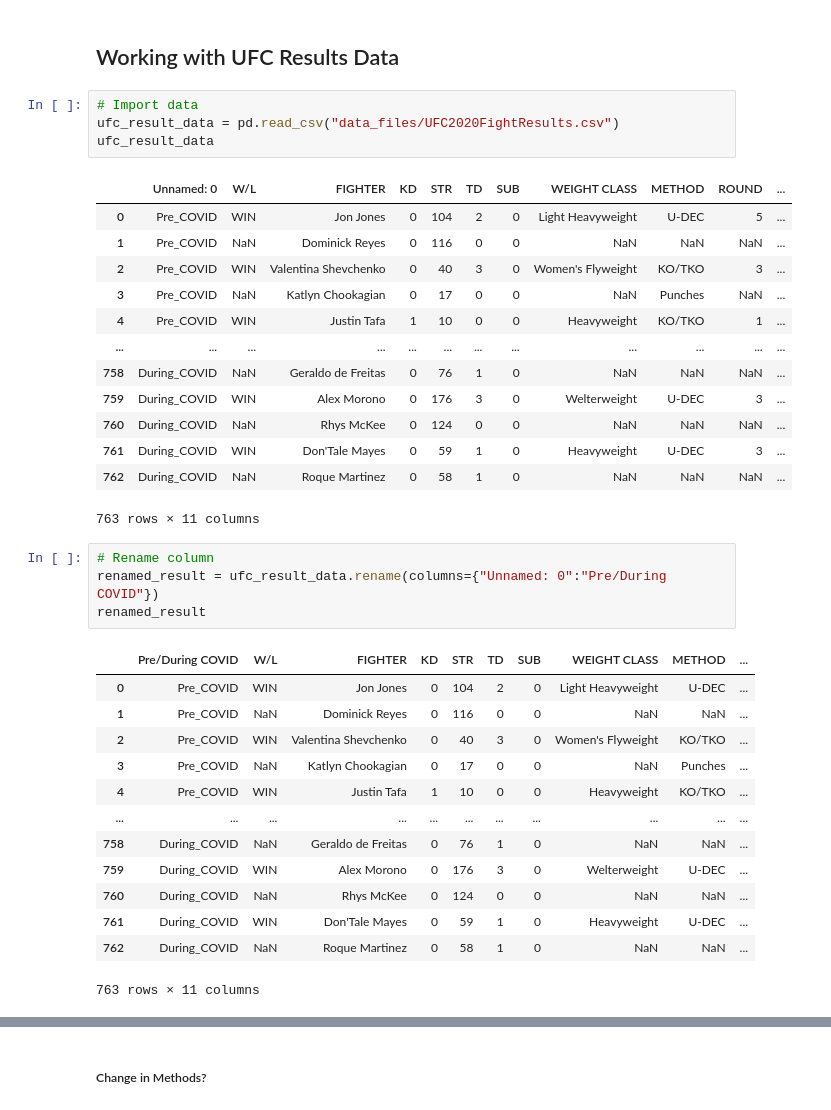
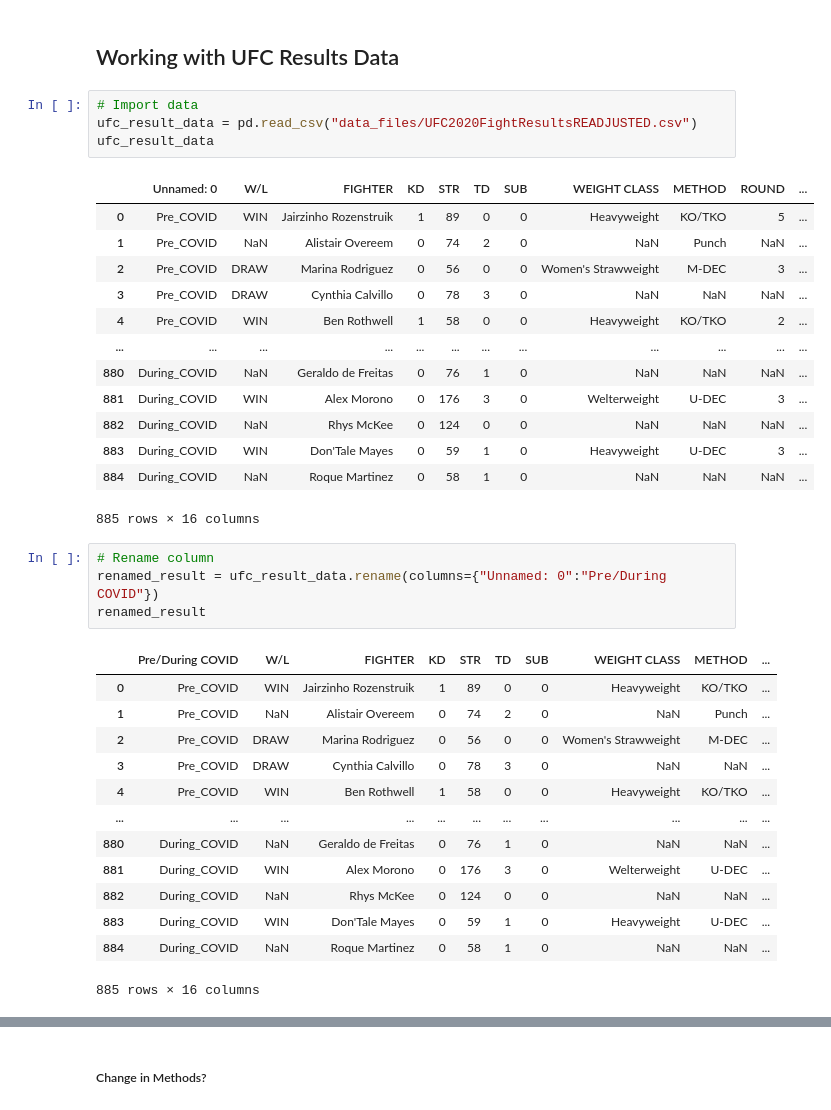
Before and after one commit to yuyhong23/UFC-COVID, a Jupyter notebook: Project_One_Visualization_and_Analysis-workcopy.ipynb, the cells around one changed output, grey strips where cells are left out. Drawn from its saved outputs; the diff is of its cells as text.

```diff
--- a/Project_One_Visualization_and_Analysis-workcopy.ipynb
+++ b/Project_One_Visualization_and_Analysis-workcopy.ipynb
@@ -504,40 +543,40 @@ two pie charts pre vs during
 ## Working with UFC Results Data
 # %%
 # Import data
-ufc_result_data = pd.read_csv("data_files/UFC2020FightResults.csv")
+ufc_result_data = pd.read_csv("data_files/UFC2020FightResultsREADJUSTED.csv")
 ufc_result_data
 # %% [output]
 |  | Unnamed: 0 | W/L | FIGHTER | KD | STR | TD | SUB | WEIGHT CLASS | METHOD | ROUND | ... |
-| 0 | Pre_COVID | WIN | Jon Jones | 0 | 104 | 2 | 0 | Light Heavyweight | U-DEC | 5 | ... |
-| 1 | Pre_COVID | NaN | Dominick Reyes | 0 | 116 | 0 | 0 | NaN | NaN | NaN | ... |
-| 2 | Pre_COVID | WIN | Valentina Shevchenko | 0 | 40 | 3 | 0 | Women's Flyweight | KO/TKO | 3 | ... |
-| 3 | Pre_COVID | NaN | Katlyn Chookagian | 0 | 17 | 0 | 0 | NaN | Punches | NaN | ... |
-| 4 | Pre_COVID | WIN | Justin Tafa | 1 | 10 | 0 | 0 | Heavyweight | KO/TKO | 1 | ... |
+| 0 | Pre_COVID | WIN | Jairzinho Rozenstruik | 1 | 89 | 0 | 0 | Heavyweight | KO/TKO | 5 | ... |
+| 1 | Pre_COVID | NaN | Alistair Overeem | 0 | 74 | 2 | 0 | NaN | Punch | NaN | ... |
+| 2 | Pre_COVID | DRAW | Marina Rodriguez | 0 | 56 | 0 | 0 | Women's Strawweight | M-DEC | 3 | ... |
+| 3 | Pre_COVID | DRAW | Cynthia Calvillo | 0 | 78 | 3 | 0 | NaN | NaN | NaN | ... |
+| 4 | Pre_COVID | WIN | Ben Rothwell | 1 | 58 | 0 | 0 | Heavyweight | KO/TKO | 2 | ... |
 | ... | ... | ... | ... | ... | ... | ... | ... | ... | ... | ... | ... |
-| 758 | During_COVID | NaN | Geraldo de Freitas | 0 | 76 | 1 | 0 | NaN | NaN | NaN | ... |
-| 759 | During_COVID | WIN | Alex Morono | 0 | 176 | 3 | 0 | Welterweight | U-DEC | 3 | ... |
-| 760 | During_COVID | NaN | Rhys McKee | 0 | 124 | 0 | 0 | NaN | NaN | NaN | ... |
-| 761 | During_COVID | WIN | Don'Tale Mayes | 0 | 59 | 1 | 0 | Heavyweight | U-DEC | 3 | ... |
-| 762 | During_COVID | NaN | Roque Martinez | 0 | 58 | 1 | 0 | NaN | NaN | NaN | ... |
+| 880 | During_COVID | NaN | Geraldo de Freitas | 0 | 76 | 1 | 0 | NaN | NaN | NaN | ... |
+| 881 | During_COVID | WIN | Alex Morono | 0 | 176 | 3 | 0 | Welterweight | U-DEC | 3 | ... |
+| 882 | During_COVID | NaN | Rhys McKee | 0 | 124 | 0 | 0 | NaN | NaN | NaN | ... |
+| 883 | During_COVID | WIN | Don'Tale Mayes | 0 | 59 | 1 | 0 | Heavyweight | U-DEC | 3 | ... |
+| 884 | During_COVID | NaN | Roque Martinez | 0 | 58 | 1 | 0 | NaN | NaN | NaN | ... |
-763 rows × 11 columns
+885 rows × 16 columns
 # %%
 # Rename column
 renamed_result = ufc_result_data.rename(columns={"Unnamed: 0":"Pre/During COVID"})
 renamed_result
 # %% [output]
 |  | Pre/During COVID | W/L | FIGHTER | KD | STR | TD | SUB | WEIGHT CLASS | METHOD | ... |
-| 0 | Pre_COVID | WIN | Jon Jones | 0 | 104 | 2 | 0 | Light Heavyweight | U-DEC | ... |
-| 1 | Pre_COVID | NaN | Dominick Reyes | 0 | 116 | 0 | 0 | NaN | NaN | ... |
-| 2 | Pre_COVID | WIN | Valentina Shevchenko | 0 | 40 | 3 | 0 | Women's Flyweight | KO/TKO | ... |
-| 3 | Pre_COVID | NaN | Katlyn Chookagian | 0 | 17 | 0 | 0 | NaN | Punches | ... |
-| 4 | Pre_COVID | WIN | Justin Tafa | 1 | 10 | 0 | 0 | Heavyweight | KO/TKO | ... |
+| 0 | Pre_COVID | WIN | Jairzinho Rozenstruik | 1 | 89 | 0 | 0 | Heavyweight | KO/TKO | ... |
+| 1 | Pre_COVID | NaN | Alistair Overeem | 0 | 74 | 2 | 0 | NaN | Punch | ... |
+| 2 | Pre_COVID | DRAW | Marina Rodriguez | 0 | 56 | 0 | 0 | Women's Strawweight | M-DEC | ... |
+| 3 | Pre_COVID | DRAW | Cynthia Calvillo | 0 | 78 | 3 | 0 | NaN | NaN | ... |
+| 4 | Pre_COVID | WIN | Ben Rothwell | 1 | 58 | 0 | 0 | Heavyweight | KO/TKO | ... |
 | ... | ... | ... | ... | ... | ... | ... | ... | ... | ... | ... |
-| 758 | During_COVID | NaN | Geraldo de Freitas | 0 | 76 | 1 | 0 | NaN | NaN | ... |
-| 759 | During_COVID | WIN | Alex Morono | 0 | 176 | 3 | 0 | Welterweight | U-DEC | ... |
-| 760 | During_COVID | NaN | Rhys McKee | 0 | 124 | 0 | 0 | NaN | NaN | ... |
-| 761 | During_COVID | WIN | Don'Tale Mayes | 0 | 59 | 1 | 0 | Heavyweight | U-DEC | ... |
-| 762 | During_COVID | NaN | Roque Martinez | 0 | 58 | 1 | 0 | NaN | NaN | ... |
+| 880 | During_COVID | NaN | Geraldo de Freitas | 0 | 76 | 1 | 0 | NaN | NaN | ... |
+| 881 | During_COVID | WIN | Alex Morono | 0 | 176 | 3 | 0 | Welterweight | U-DEC | ... |
+| 882 | During_COVID | NaN | Rhys McKee | 0 | 124 | 0 | 0 | NaN | NaN | ... |
+| 883 | During_COVID | WIN | Don'Tale Mayes | 0 | 59 | 1 | 0 | Heavyweight | U-DEC | ... |
+| 884 | During_COVID | NaN | Roque Martinez | 0 | 58 | 1 | 0 | NaN | NaN | ... |
-763 rows × 11 columns
+885 rows × 16 columns
 # %%
 # Get the pre_covid data
 pre_covid_groupby = renamed_result.loc[renamed_result["Pre/During COVID"]=="Pre_COVID"]
```
Also changed, not shown: parts of 71 cells of this notebook, 13 other files.
